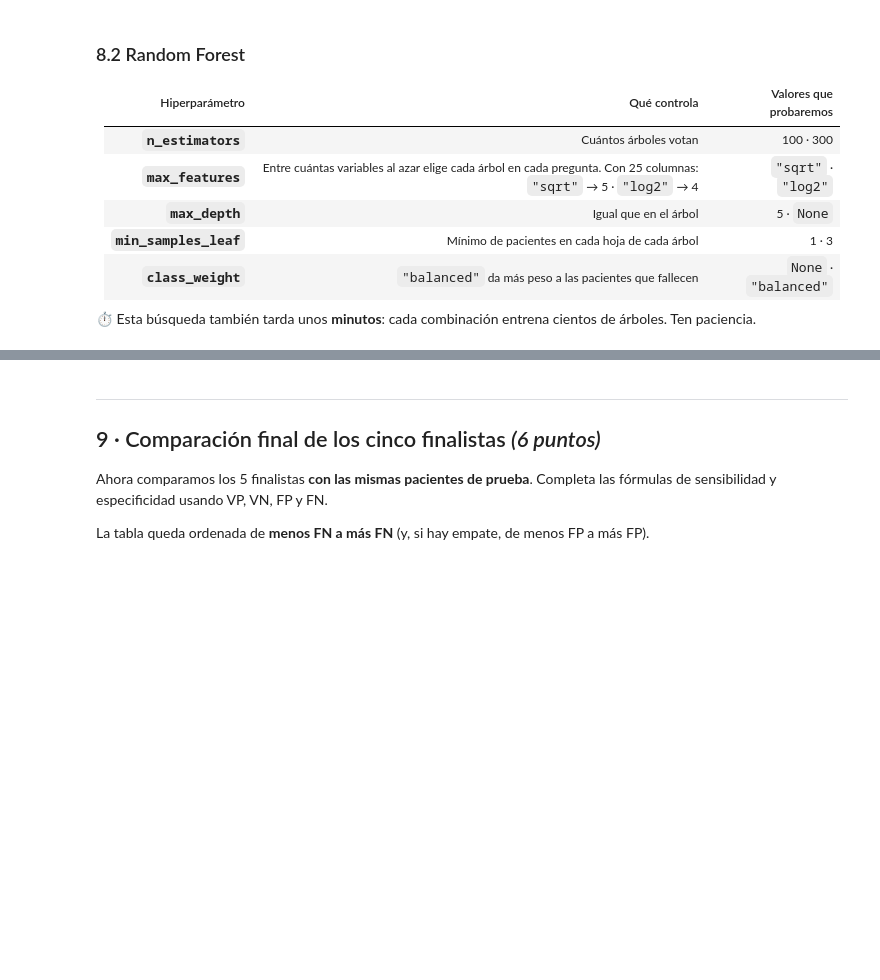
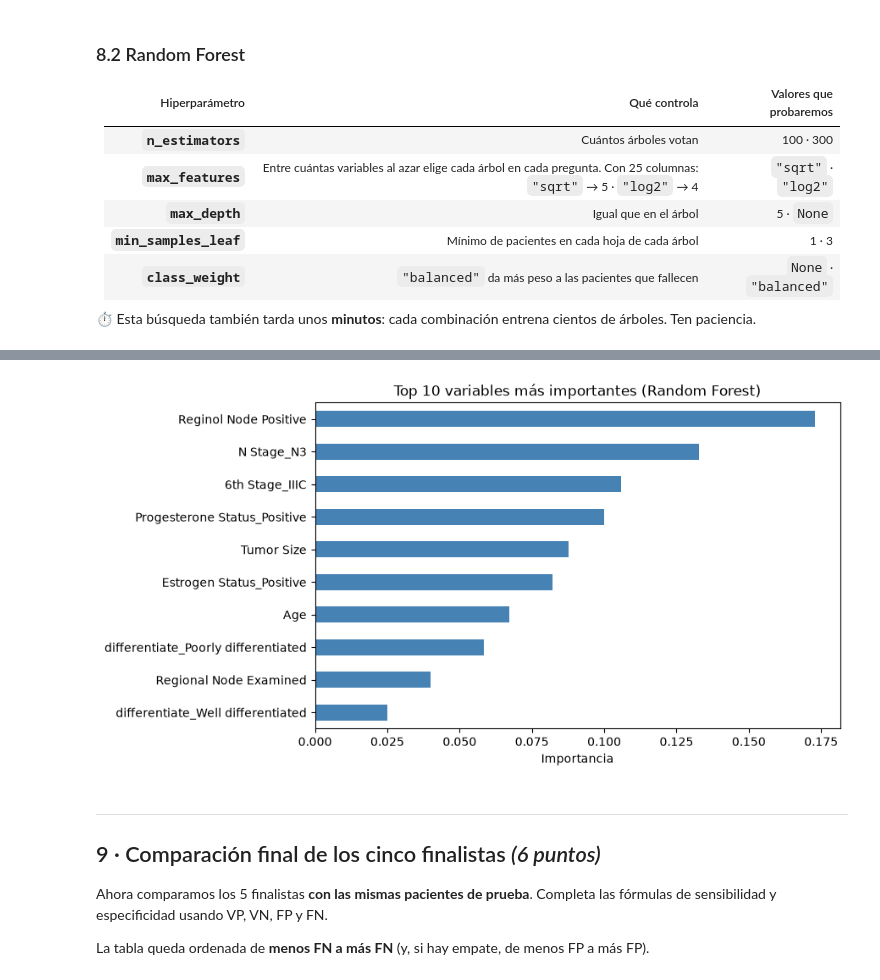
Before and after one commit to CarlosBallesuag/IA_Practicas_LAB, a Jupyter notebook: Practicas Parcial 2/Examen2_Parcial_SEER_Cancer_Mama_ALUMNO.ipynb, the cells around one changed output, grey strips where cells are left out. Cells and saved outputs as stored; diff of their text form; code cells hidden in the pictures; blank space fills up the shorter version.

```diff
--- a/Practicas Parcial 2/Examen2_Parcial_SEER_Cancer_Mama_ALUMNO.ipynb
+++ b/Practicas Parcial 2/Examen2_Parcial_SEER_Cancer_Mama_ALUMNO.ipynb
@@ -679,5 +753,5 @@ plt.show()
 from sklearn.ensemble import RandomForestClassifier
 
 # Creando y ajustando el bosque con valores por defecto
-bosque_base = ____(random_state=42)    # ✏️
+bosque_base = RandomForestClassifier(random_state=42)    # ✏️
 bosque_base.fit(X_train, y_train)
@@ -696,9 +782,9 @@ plt.show()
 # Hiperparámetros a optimizar
 rejilla_bosque = {
     "n_estimators":     [100, 300],
-    "max_features":     ["sqrt", ____],            # 5 o 4 columnas al azar  ✏️
+    "max_features":     ["sqrt", "log2"],            # 5 o 4 columnas al azar  ✏️
     "max_depth":        [5, None],
-    ____: [1, 3],    # ✏️
+    "min_samples_split": [2, 5],    # ✏️
     "class_weight":     [None, "balanced"],
 }
 # 2 × 2 × 2 × 2 × 2 = 32 combinaciones
@@ -706,7 +792,7 @@ rejilla_bosque = {
 mejores_modelos = {}
 
 for metrica in metricas:
-    busqueda = GridSearchCV(____, ____, scoring=metrica, cv=5, n_jobs=-1)    # ✏️
+    busqueda = GridSearchCV(bosque_base, rejilla_bosque, scoring=metrica, cv=5, n_jobs=-1)    # ✏️
     busqueda.fit(X_train, y_train)
     mejores_modelos[metrica] = busqueda.best_estimator_
     print(f'{metrica} >> {busqueda.best_score_:.3f}  {busqueda.best_params_}')
@@ -728,12 +820,14 @@ plt.show()
 finalistas['Random Forest'] = mejores_modelos['recall']
 # %%
 # ¿Qué columnas usó más el bosque para decidir?
-importancias = pd.Series(finalistas['Random Forest'].____, index=X.columns)    # ✏️
+importancias = pd.Series(finalistas['Random Forest'].feature_importances_, index=X.columns)    # ✏️
 
 importancias.sort_values().tail(10).plot.barh(figsize=(8, 5), color='steelblue')
 plt.title('Top 10 variables más importantes (Random Forest)')
 plt.xlabel('Importancia')
 plt.show()
+# %% [output]
+[figure, added]
 # %% [markdown]
 ---
 ## 9 · Comparación final de los cinco finalistas  *(6 puntos)*
```
Also changed, not shown: parts of 31 cells of this notebook.
